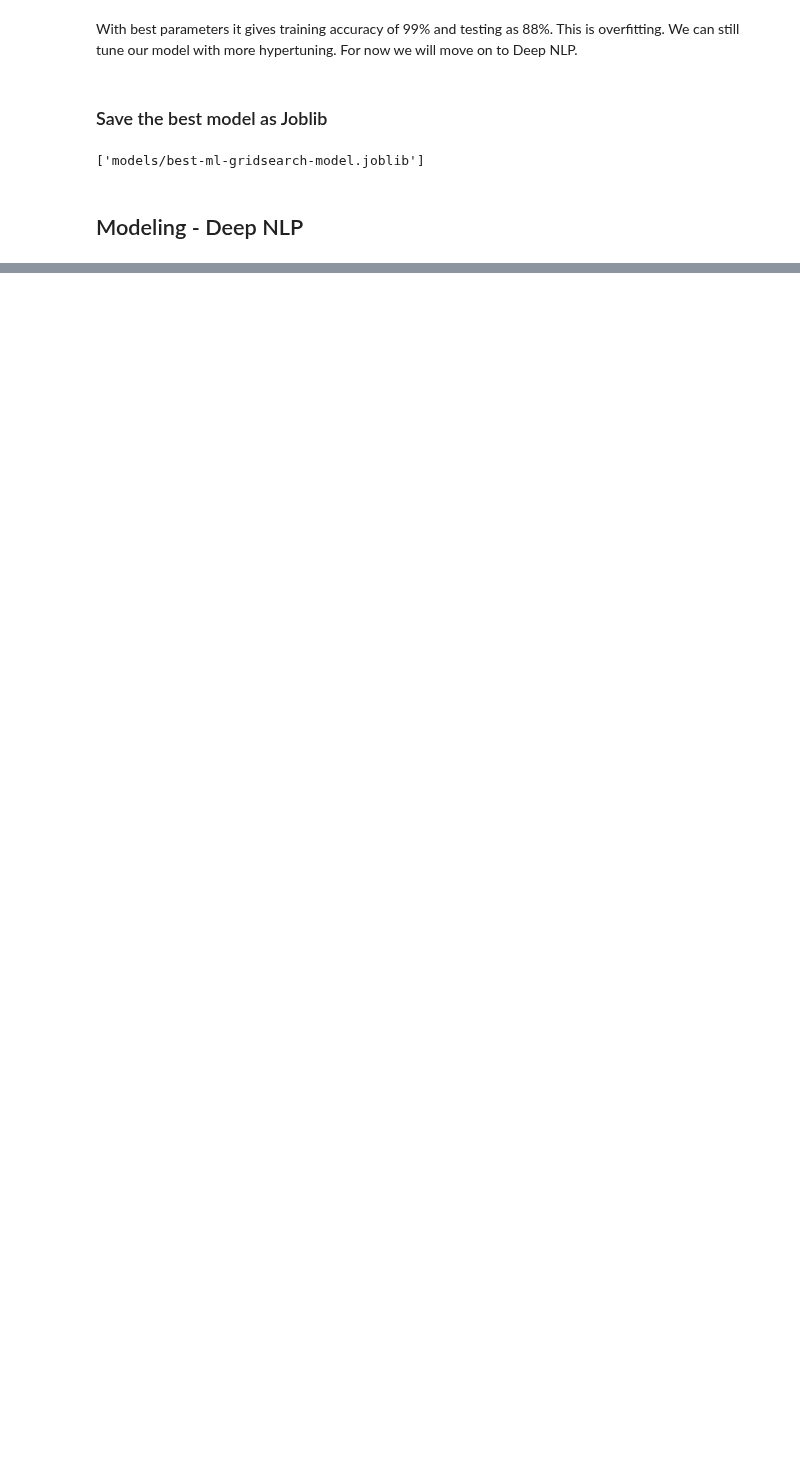
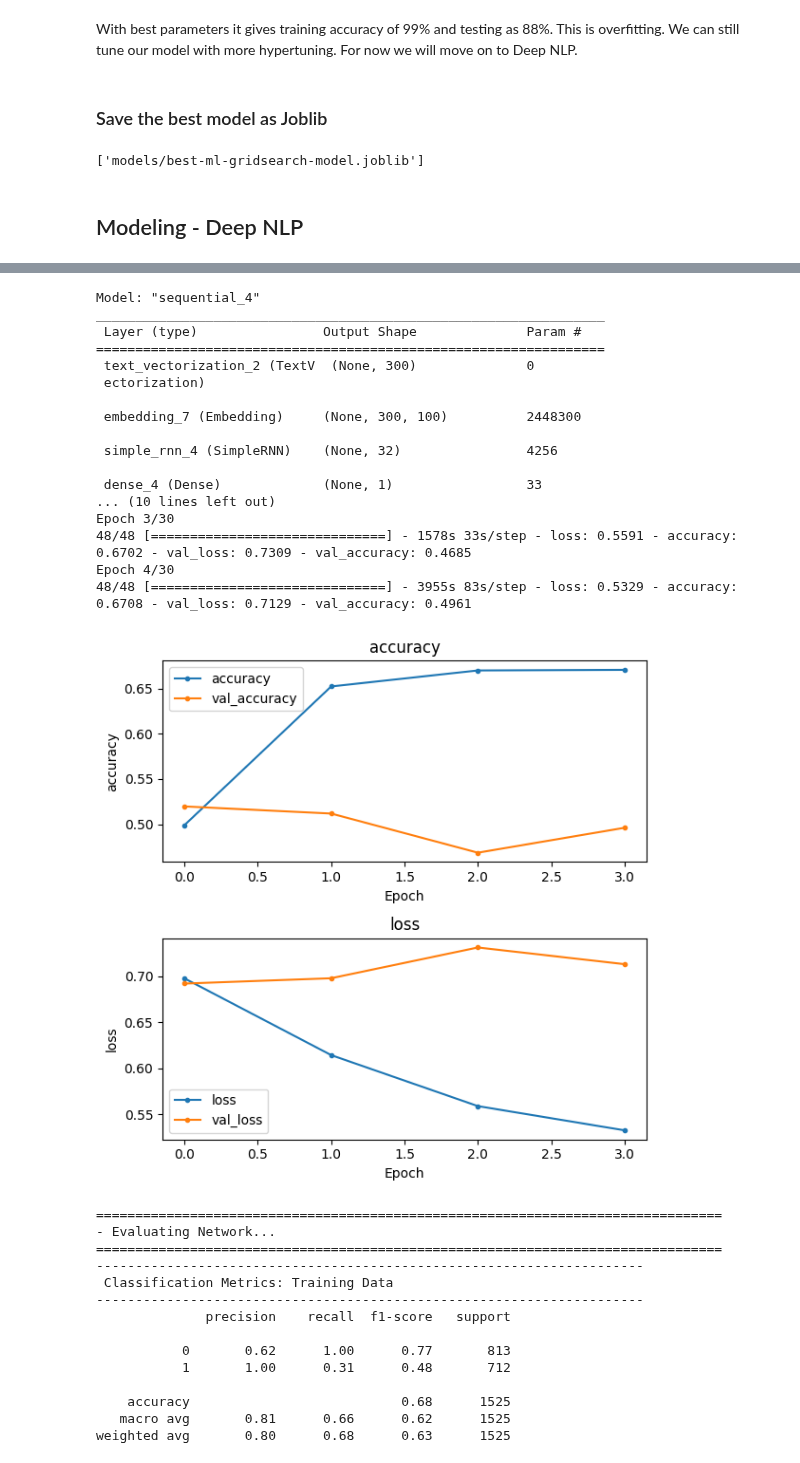
Before and after one commit to purvikansara/Recommendation, a Jupyter notebook: nlp_movie_review_classification.ipynb, the cells around one changed output, grey strips where cells are left out. Drawn from its saved outputs; the diff is of its cells as text; code cells hidden in the pictures; blank space fills up the shorter version.

Commit message:
updated model

```diff
--- a/nlp_movie_review_classification.ipynb
+++ b/nlp_movie_review_classification.ipynb
@@ -434,0 +494,3 @@ joblib.dump(best_model, best_model_path)
+# %%
+# Shuffle only the training data every epoch
+train_ds = train_ds.shuffle(len(train_ds),seed = 123)
@@ -434,0 +539,8 @@ joblib.dump(best_model, best_model_path)
+# %%
+# Text Vectorization Parameters
+
+# Lets take sequence length as 300
+SEQUENCE_LENGTH = 300
+sequence_vectorizer, lookup = fn.make_text_vectorization_layer(train_ds, standardize="lower_and_strip_punctuation",output_mode='int',
+                                                      output_sequence_length=SEQUENCE_LENGTH,
+                                                      verbose=True)
@@ -434,0 +567,10 @@ joblib.dump(best_model, best_model_path)
+# %%
+# Obtaining the text from the training dataset
+ds_texts = train_ds.map(lambda x, y: x)
+
+# Training (adapt on training text data))
+sequence_vectorizer.adapt(ds_texts)
+
+# Getting vocabulary size
+VOCAB_SIZE = sequence_vectorizer.vocabulary_size()
+VOCAB_SIZE
@@ -434,0 +585,3 @@ joblib.dump(best_model, best_model_path)
+# %%
+# Embedding dimensions
+EMBED_DIM = 100
@@ -434,0 +632,54 @@ joblib.dump(best_model, best_model_path)
+# %%
+# Build the lstm model and specify the vectorizer
+rnn_model = build_rnn_model(sequence_vectorizer)
+
+# Defien number of epocs
+EPOCHS = 3
+# Fit the model
+history = rnn_model.fit(
+    train_ds,
+    epochs=EPOCHS,
+    validation_data=val_ds,
+    callbacks=get_callbacks(),
+)
+#fn.plot_history(history,figsize=(6,4))
+
+# Obtaining the results
+rnn_results = fn.evaluate_classification_network(rnn_model,
+                                             X_train=train_ds,
+                                             X_test=test_ds,
+                                             history=history
+                                            );
+# %% [output]
+Model: "sequential_4"
+_________________________________________________________________
+ Layer (type)                Output Shape              Param #
+=================================================================
+ text_vectorization_2 (TextV  (None, 300)              0
+ ectorization)
+
+ embedding_7 (Embedding)     (None, 300, 100)          2448300
+
+ simple_rnn_4 (SimpleRNN)    (None, 32)                4256
+
+ dense_4 (Dense)             (None, 1)                 33
+... (10 lines left out)
+Epoch 3/30
+48/48 [==============================] - 1578s 33s/step - loss: 0.5591 - accuracy: 0.6702 - val_loss: 0.7309 - val_accuracy: 0.4685
+Epoch 4/30
+48/48 [==============================] - 3955s 83s/step - loss: 0.5329 - accuracy: 0.6708 - val_loss: 0.7129 - val_accuracy: 0.4961
+[figure, added]
+================================================================================
+- Evaluating Network...
+================================================================================
+----------------------------------------------------------------------
+ Classification Metrics: Training Data
+----------------------------------------------------------------------
+              precision    recall  f1-score   support
+
+           0       0.62      1.00      0.77       813
+           1       1.00      0.31      0.48       712
+
+    accuracy                           0.68      1525
+   macro avg       0.81      0.66      0.62      1525
+weighted avg       0.80      0.68      0.63      1525
```
Also changed, not shown: parts of 30 cells of this notebook, 1 other file.
